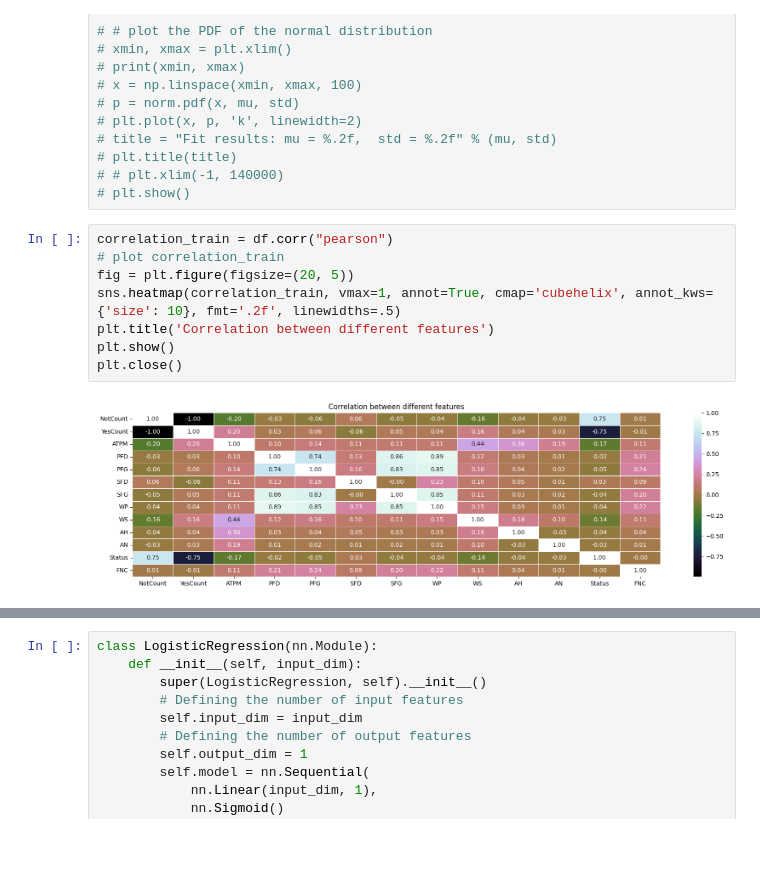
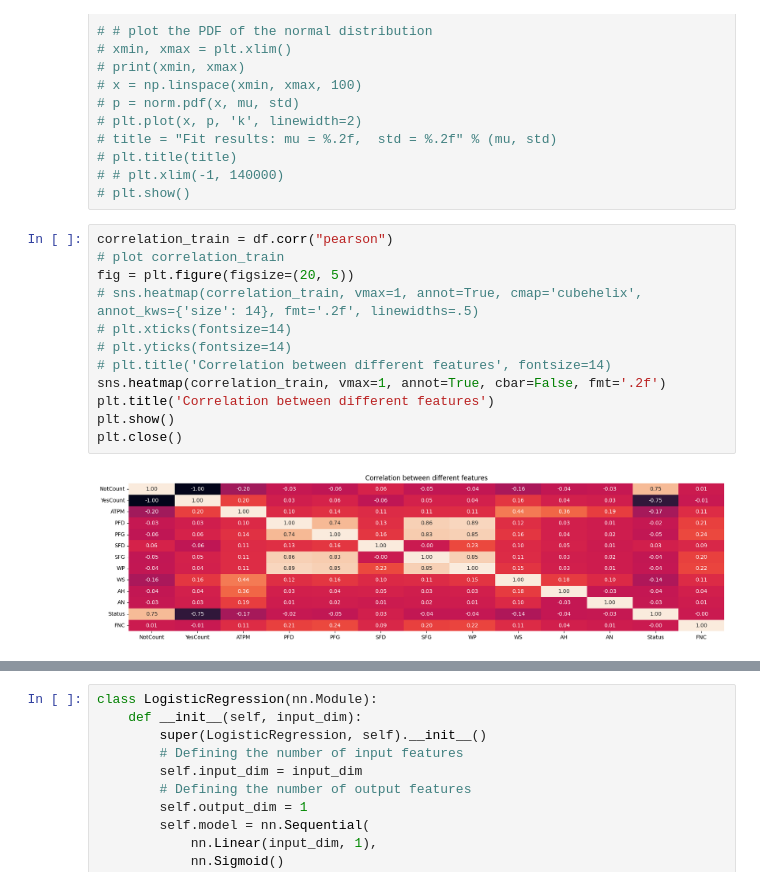
Before and after one commit to tanmaygar/Fraud-Analytics, a Jupyter notebook: 4/costsensitive_logistic_ver2.ipynb, the cells around one changed output, grey strips where cells are left out. Saved outputs shown, nothing was run; the diff lists cells and outputs as text; blank space fills up the shorter version.

```diff
--- a/4/costsensitive_logistic_ver2.ipynb
+++ b/4/costsensitive_logistic_ver2.ipynb
@@ -155,13 +225,17 @@ Name: FNC, dtype: float64
 # %%
 correlation_train = df.corr("pearson")
 # plot correlation_train
 fig = plt.figure(figsize=(20, 5))
-sns.heatmap(correlation_train, vmax=1, annot=True, cmap='cubehelix', annot_kws={'size': 10}, fmt='.2f', linewidths=.5)
+# sns.heatmap(correlation_train, vmax=1, annot=True, cmap='cubehelix', annot_kws={'size': 14}, fmt='.2f', linewidths=.5)
+# plt.xticks(fontsize=14)
+# plt.yticks(fontsize=14)
+# plt.title('Correlation between different features', fontsize=14)
+sns.heatmap(correlation_train, vmax=1, annot=True, cbar=False, fmt='.2f')
 plt.title('Correlation between different features')
 plt.show()
 plt.close()
 # %% [output]
-[figure, old version]
+[figure, new version]
 # %%
 class CostSensitiveLogisticRegression(nn.Module):
     def __init__(self, input_dim):
```
Also changed, not shown: parts of 5 cells of this notebook, 28 other files.
